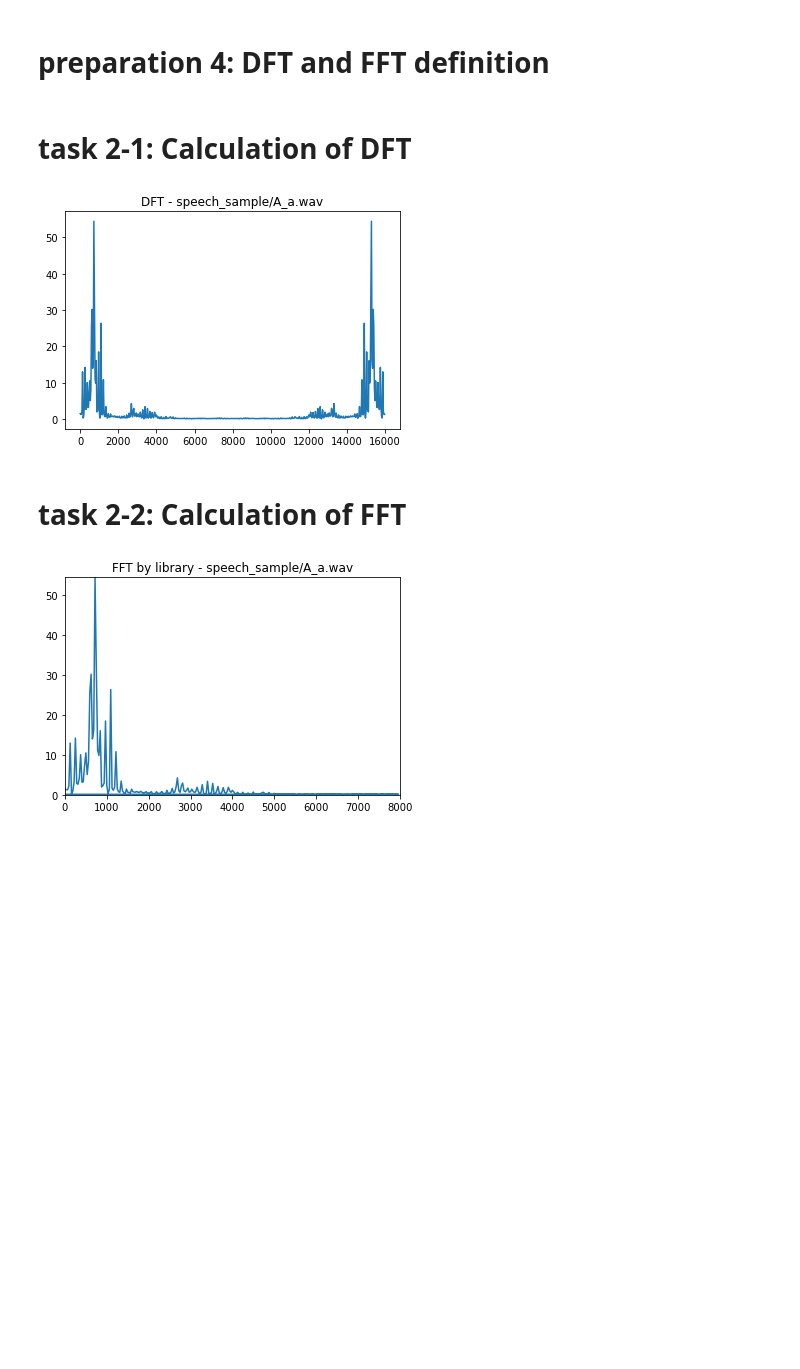
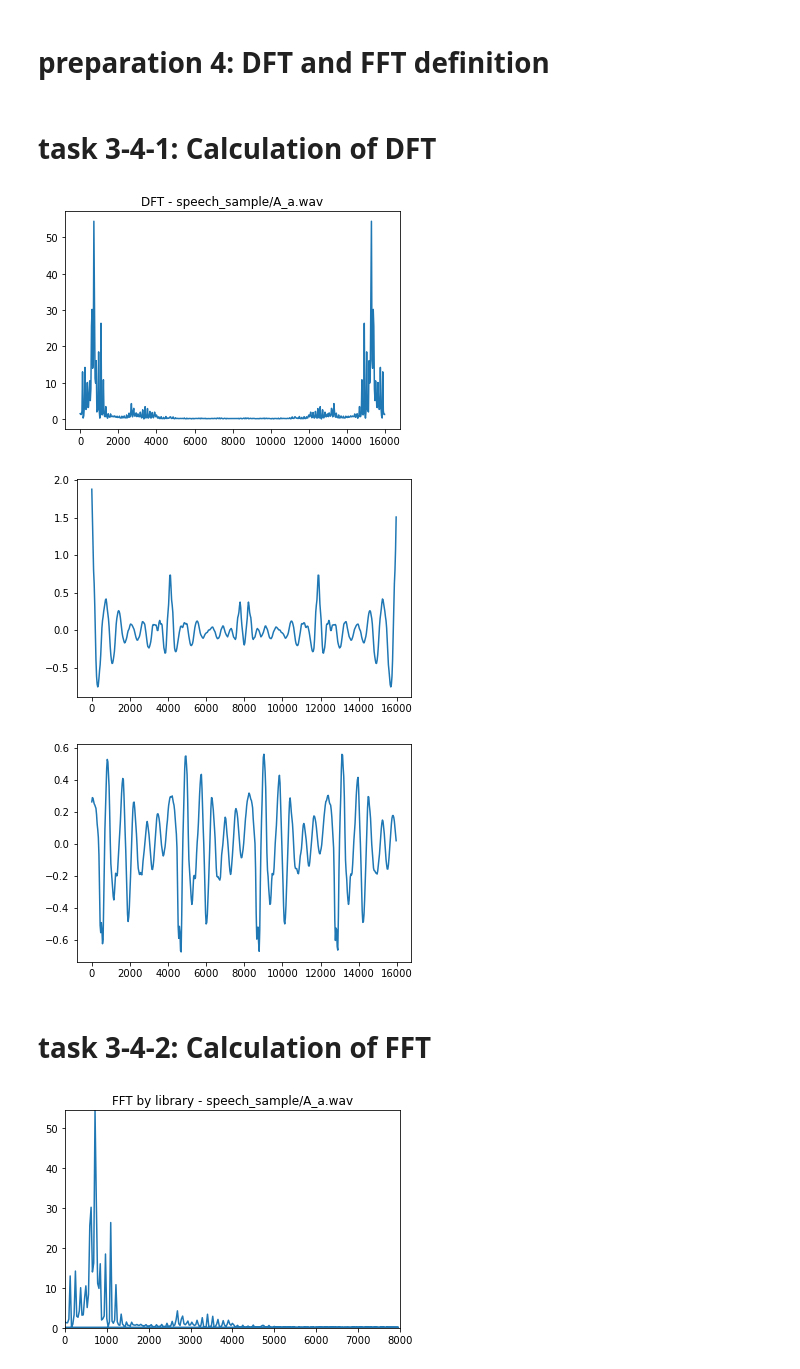
Before and after one commit to yemaozi88/speech_recognition_1, a Jupyter notebook: B3_1_takkan.ipynb, the cells around one changed output. Drawn from its saved outputs; the diff is of its cells as text; code cells hidden in the pictures; blank space fills up the shorter version.

```diff
--- a/B3_1_takkan.ipynb
+++ b/B3_1_takkan.ipynb
@@ -202,29 +213,38 @@ def IFFT(X):
     x = FFT(X)
     return (1/N) * x.conjugate()
 # %% [markdown]
-# task 2-1: Calculation of DFT
+# task 3-4-1: Calculation of DFT
 # %%
 channels = int.from_bytes(content[22:24], "little")
 chunk_size = len(content[44:]) // 2
 amp  = (2**8) ** int.from_bytes(content[32:34], "little") / 2
 wave_data = content[44:]
 wave_data = np.frombuffer(wave_data,'int16')
 wave_data = wave_data / amp
 
 # Calculation of DFT
 dft_data = DFT(wave_data[0:512])
 
 frq = np.arange(len(wave_data[0:512])) * fs / len(wave_data[0:512])
 
 # graph
 plt.title("DFT - " + wav_file)
 plt.plot(frq,dft_data)
 
 plt.show()
+
+plt.plot(frq,IDFT(dft_data))
+
+plt.show()
+plt.plot(frq,wave_data[0:512])
+
+plt.show()
 # %% [output]
 [figure]
+[figure, added]
+[figure, added]
 # %% [markdown]
-# task 2-2: Calculation of FFT
+# task 3-4-2: Calculation of FFT
 # %%
 d = 1.0 / fs
 size = 512
```
Also changed, not shown: parts of 16 cells of this notebook.
